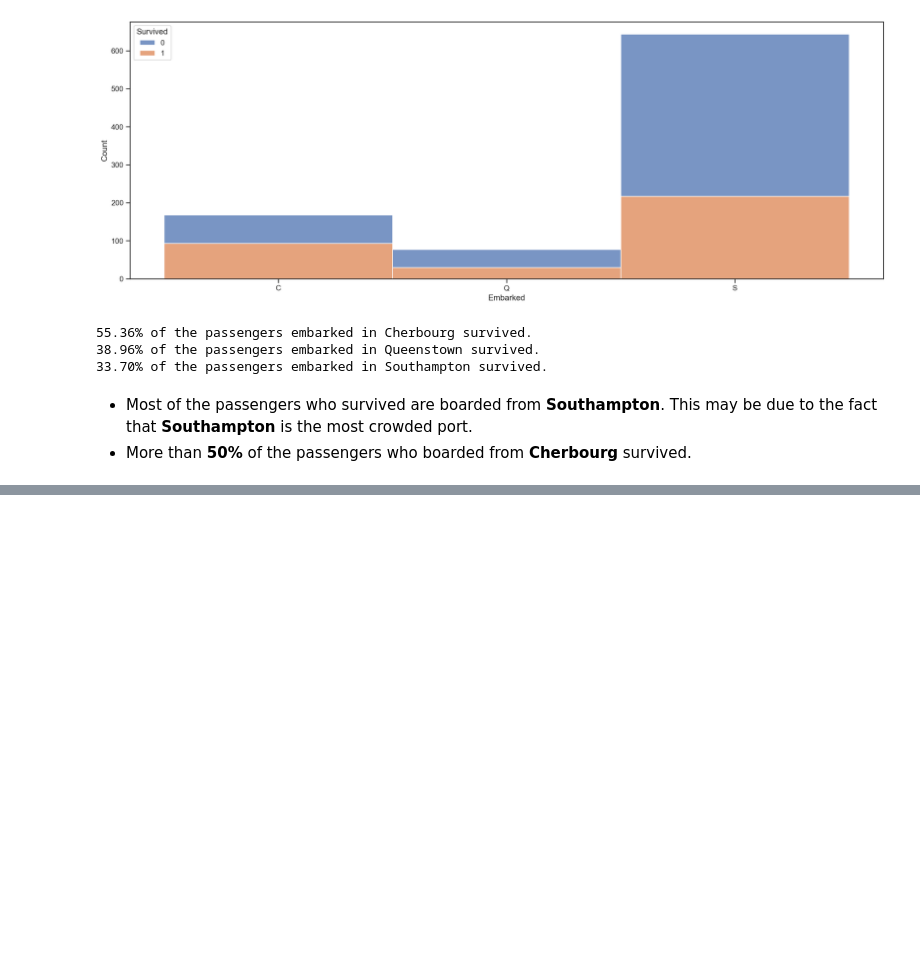
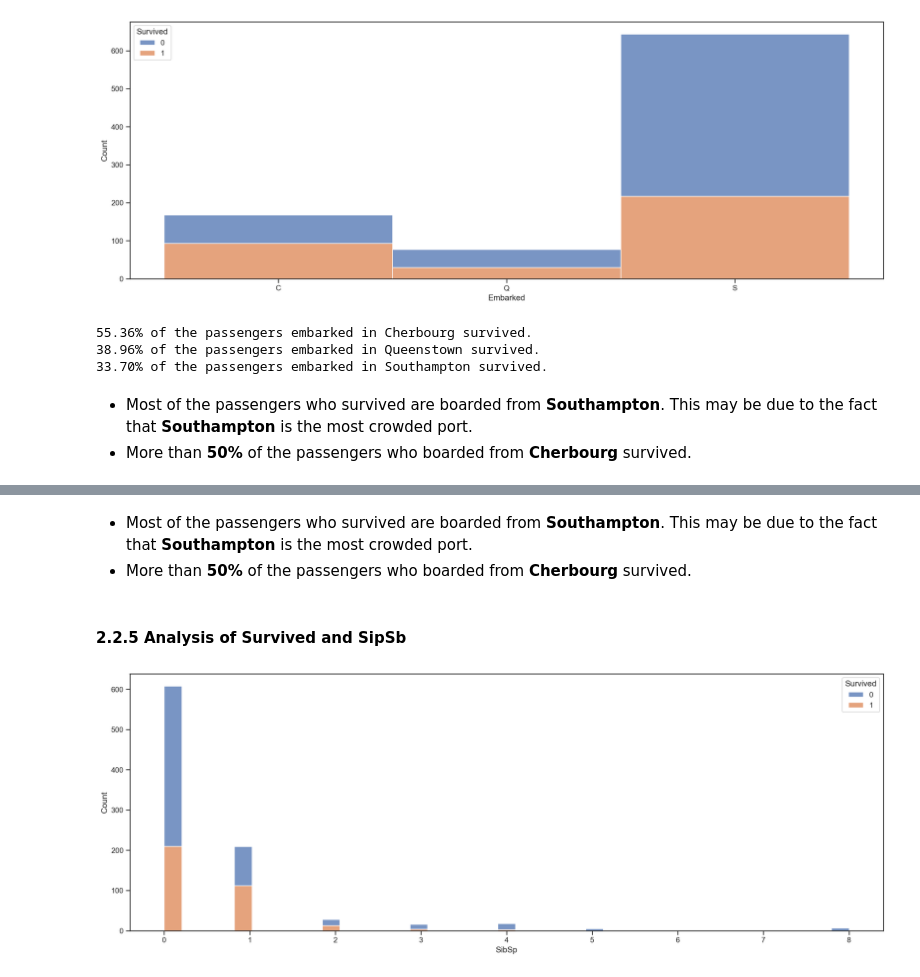
Before and after one commit to sahinozan/Titanic, a Jupyter notebook: titanic.ipynb, the cells around one changed output, grey strips where cells are left out. Drawn from its saved outputs; the diff is of its cells as text; code cells hidden in the pictures; blank space fills up the shorter version.

```diff
--- a/titanic.ipynb
+++ b/titanic.ipynb
@@ -402,0 +418,11 @@ for i, k in {"C": "Cherbourg", "Q": "Queenstown", "S": "Southampton"}.items():
+# %% [markdown]
+* Most of the passengers who survived are boarded from **Southampton**. This may be due to the fact that **Southampton** is the most crowded port.
+* More than **50%** of the passengers who boarded from **Cherbourg** survived.
+# %% [markdown]
+#### 2.2.5 Analysis of Survived and SipSb
+# %%
+plt.figure(figsize=(20, 7))
+sns.histplot(data=df_train, x='SibSp', hue='Survived', multiple='stack')
+plt.show()
+# %% [output]
+[figure, added]
```
Also changed, not shown: parts of 4 cells of this notebook.
